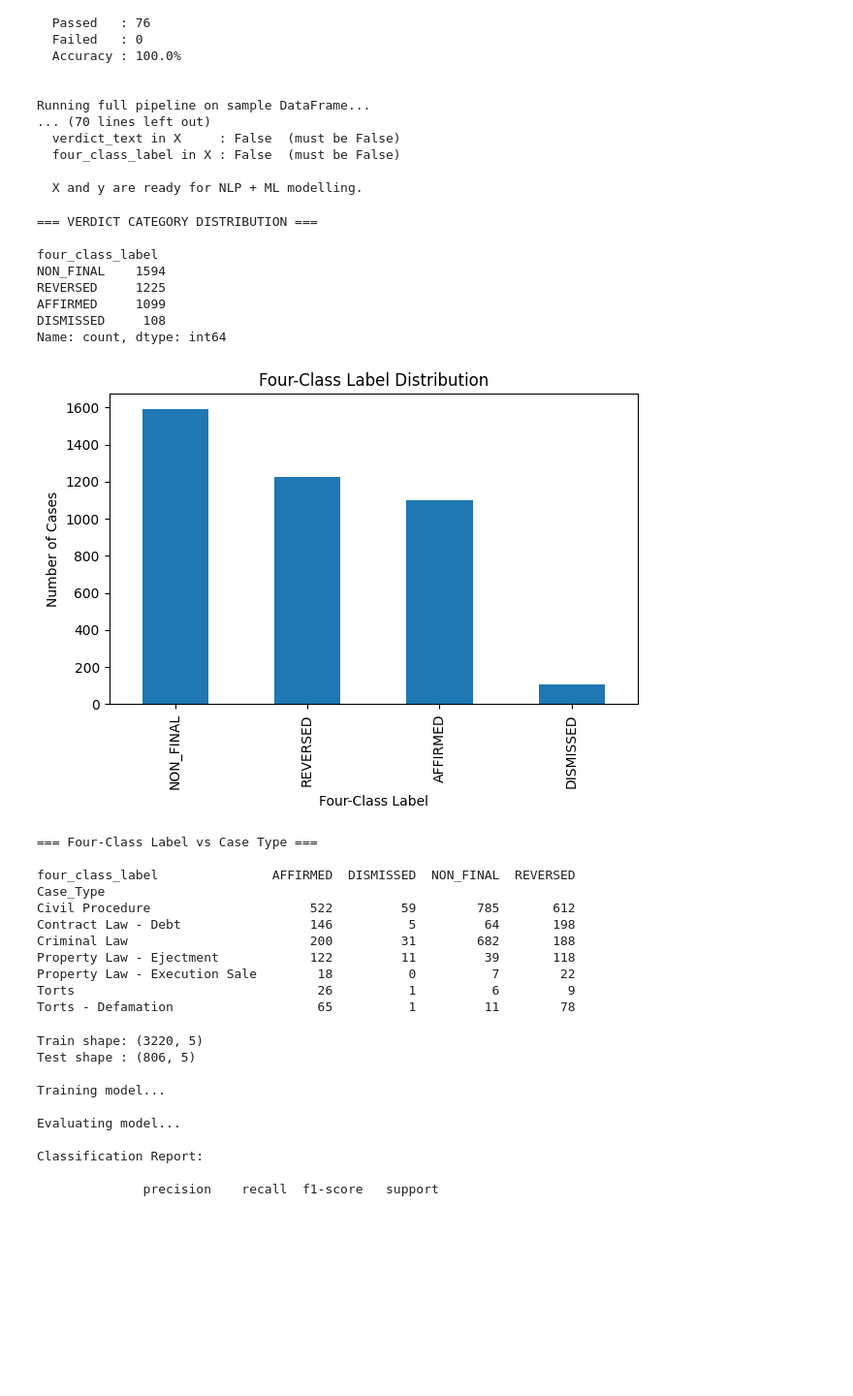
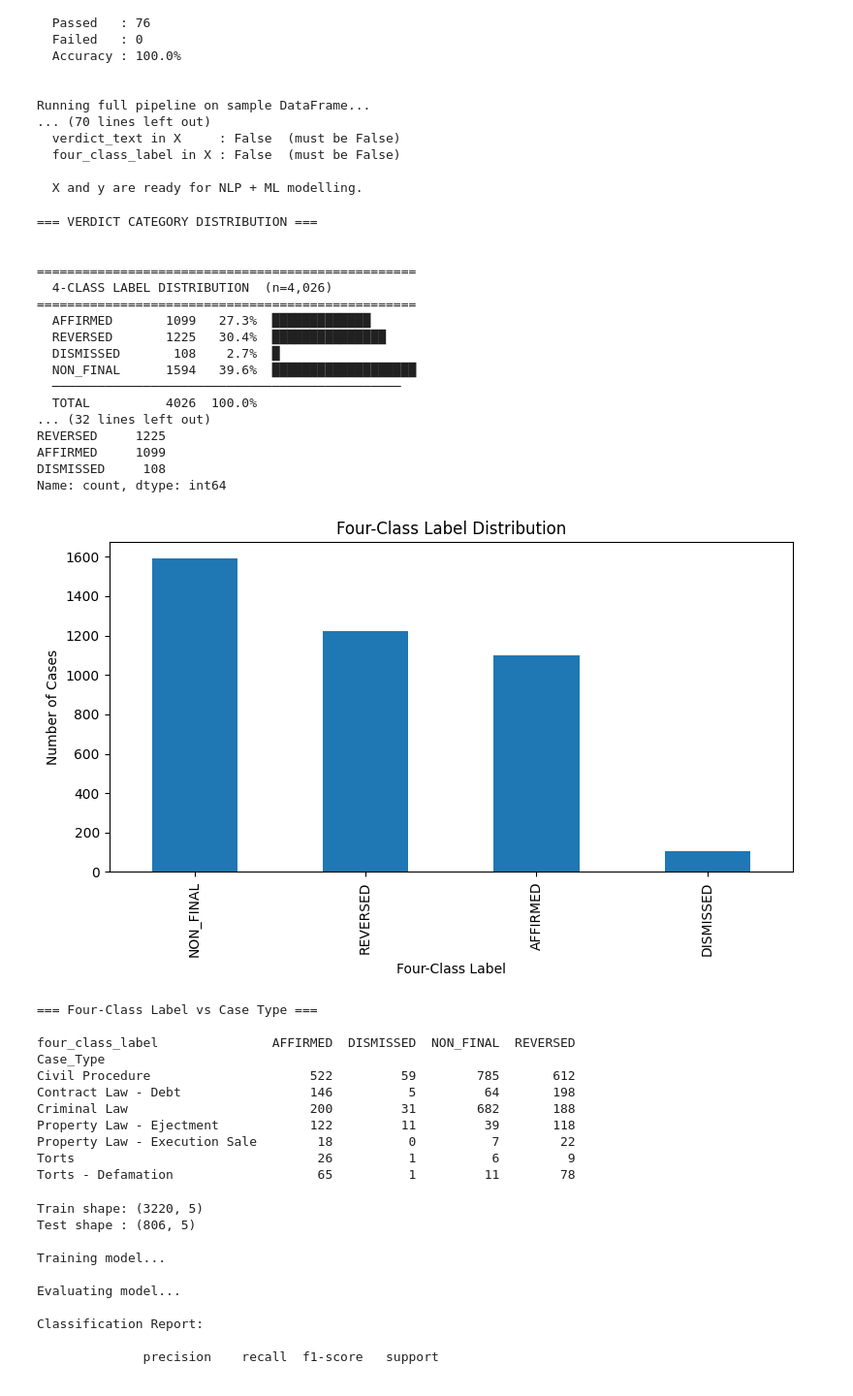
Before and after one commit to birhanumoges/legal-case-etl-nlp-pipeline, a Jupyter notebook: note_books/analysis.ipynb, the cells around one changed output. Shown at 97% size. Saved outputs shown, nothing was run; the diff lists cells and outputs as text; code cells hidden in the pictures; blank space fills up the shorter version.

```diff
--- a/note_books/analysis.ipynb
+++ b/note_books/analysis.ipynb
@@ -1139,42 +1139,52 @@ Running full pipeline on sample DataFrame...
 
   X and y are ready for NLP + ML modelling.
 # %%
+import numpy as np
+import pandas as pd
+import matplotlib.pyplot as plt
 
 # ------------------------------------------------------------
 # DISTRIBUTION
 # ------------------------------------------------------------
-
 print("\n=== VERDICT CATEGORY DISTRIBUTION ===\n")
+df = engineer_four_class_labels(df, verdict_col='Verdict')
 print(df['four_class_label'].value_counts())
 
 # ------------------------------------------------------------
 # VISUALIZATION
 # ------------------------------------------------------------
-
-plt.figure()
+plt.figure(figsize=(8,5))
 df['four_class_label'].value_counts().plot(kind='bar')
 plt.title("Four-Class Label Distribution")
 plt.xlabel("Four-Class Label")
 plt.ylabel("Number of Cases")
 plt.tight_layout()
 plt.show()
 
 # ------------------------------------------------------------
 # VERDICT CATEGORY vs CASE TYPE
 # ------------------------------------------------------------
-
 print("\n=== Four-Class Label vs Case Type ===\n")
 print(pd.crosstab(df['Case_Type'], df['four_class_label']))
 # %% [output]
 === VERDICT CATEGORY DISTRIBUTION ===
 
-four_class_label
-NON_FINAL    1594
+
+==================================================
+  4-CLASS LABEL DISTRIBUTION  (n=4,026)
+==================================================
+  AFFIRMED       1099   27.3%  █████████████
+  REVERSED       1225   30.4%  ███████████████
+  DISMISSED       108    2.7%  █
+  NON_FINAL      1594   39.6%  ███████████████████
+  ──────────────────────────────────────────────
+  TOTAL          4026  100.0%
+... (32 lines left out)
 REVERSED     1225
 AFFIRMED     1099
 DISMISSED     108
 Name: count, dtype: int64
-[figure, old version]
+[figure, new version]
 === Four-Class Label vs Case Type ===
 
 four_class_label               AFFIRMED  DISMISSED  NON_FINAL  REVERSED
```
Also changed, not shown: parts of 1 cell of this notebook.
